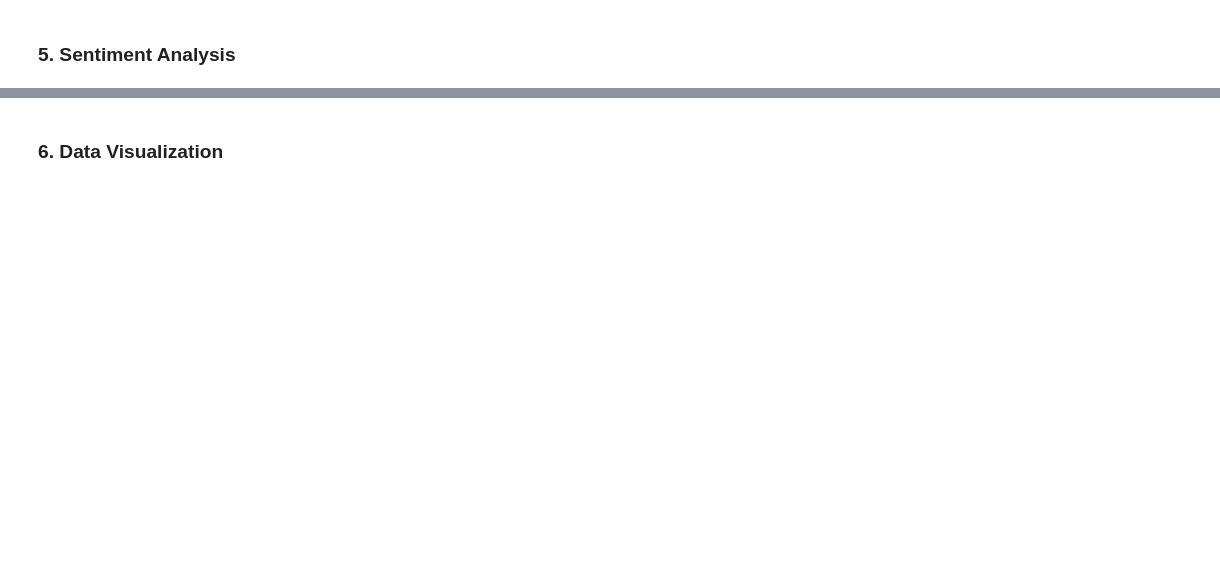
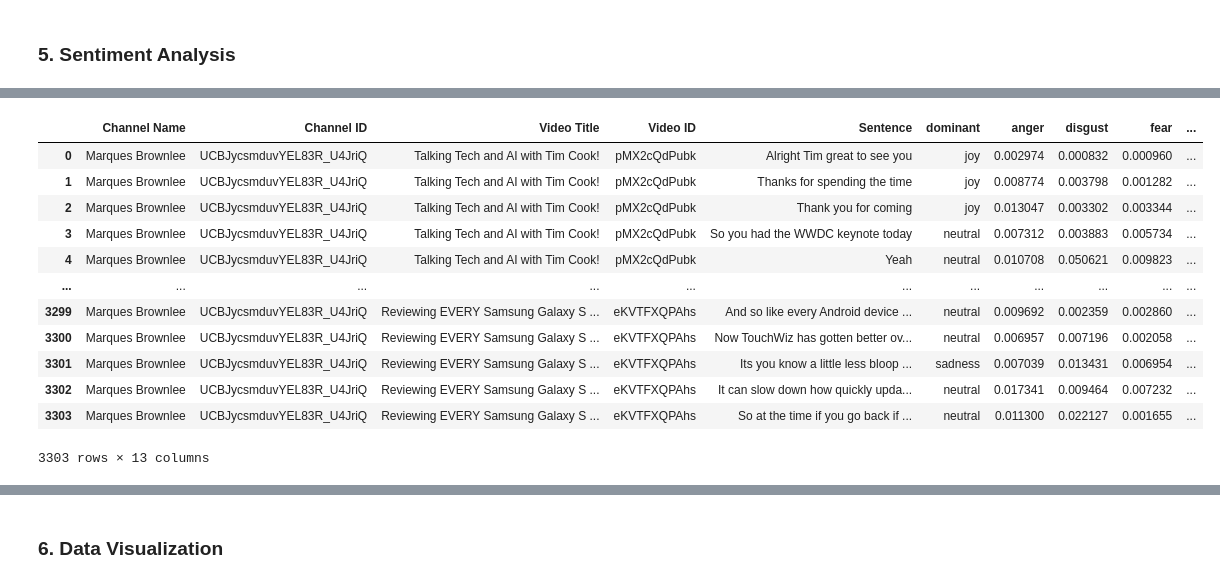
Before and after one commit to OctavianNistora/DM-Project, a Jupyter notebook: DM_Project.ipynb, the cells around one changed output, grey strips where cells are left out. Cells and saved outputs as stored; diff of their text form; code cells hidden in the pictures; blank space fills up the shorter version.

```diff
--- a/DM_Project.ipynb
+++ b/DM_Project.ipynb
@@ -536,0 +498,41 @@ print(sentiment_df.head())
+# %%
+classifier = pipeline("text-classification", model="j-hartmann/emotion-english-distilroberta-base", top_k=None) # https://huggingface.co/j-hartmann/emotion-english-distilroberta-base
+
+sentiment_video_df = clean_video_df[['Channel Name', 'Channel ID', 'Video Title', 'Video ID', 'Sentence']].copy().drop_duplicates().reset_index(drop=True)
+sentiment_video_df = sentiment_video_df.assign(dominant=np.nan,
+                                               anger=np.nan,
+                                               disgust=np.nan,
+                                               fear=np.nan,
+                                               joy=np.nan,
+                                               neutral=np.nan,
+                                               sadness=np.nan,
+                                               surprise=np.nan)
+
+for index, sentence in enumerate(sentiment_video_df['Sentence'].to_list()):
+  if (len(sentence) > 513):
+    continue
+  dominant_label = np.nan
+  dominant_score = 0.0
+  for emotion in classifier(sentence)[0]:
+    sentiment_video_df.loc[index, emotion['label']] = emotion['score']
+    if emotion['score'] > dominant_score:
+      dominant_score = emotion['score']
+      dominant_label = emotion['label']
+  sentiment_video_df.loc[index, 'dominant'] = dominant_label
+
+sentiment_video_df = sentiment_video_df.dropna()
+sentiment_video_df
+# %% [output]
+|  | Channel Name | Channel ID | Video Title | Video ID | Sentence | dominant | anger | disgust | fear | ... |
+| 0 | Marques Brownlee | UCBJycsmduvYEL83R_U4JriQ | Talking Tech and AI with Tim Cook! | pMX2cQdPubk | Alright Tim great to see you | joy | 0.002974 | 0.000832 | 0.000960 | ... |
+| 1 | Marques Brownlee | UCBJycsmduvYEL83R_U4JriQ | Talking Tech and AI with Tim Cook! | pMX2cQdPubk | Thanks for spending the time | joy | 0.008774 | 0.003798 | 0.001282 | ... |
+| 2 | Marques Brownlee | UCBJycsmduvYEL83R_U4JriQ | Talking Tech and AI with Tim Cook! | pMX2cQdPubk | Thank you for coming | joy | 0.013047 | 0.003302 | 0.003344 | ... |
+| 3 | Marques Brownlee | UCBJycsmduvYEL83R_U4JriQ | Talking Tech and AI with Tim Cook! | pMX2cQdPubk | So you had the WWDC keynote today | neutral | 0.007312 | 0.003883 | 0.005734 | ... |
+| 4 | Marques Brownlee | UCBJycsmduvYEL83R_U4JriQ | Talking Tech and AI with Tim Cook! | pMX2cQdPubk | Yeah | neutral | 0.010708 | 0.050621 | 0.009823 | ... |
+| ... | ... | ... | ... | ... | ... | ... | ... | ... | ... | ... |
+| 3299 | Marques Brownlee | UCBJycsmduvYEL83R_U4JriQ | Reviewing EVERY Samsung Galaxy S ... | eKVTFXQPAhs | And so like every Android device ... | neutral | 0.009692 | 0.002359 | 0.002860 | ... |
+| 3300 | Marques Brownlee | UCBJycsmduvYEL83R_U4JriQ | Reviewing EVERY Samsung Galaxy S ... | eKVTFXQPAhs | Now TouchWiz has gotten better ov... | neutral | 0.006957 | 0.007196 | 0.002058 | ... |
+| 3301 | Marques Brownlee | UCBJycsmduvYEL83R_U4JriQ | Reviewing EVERY Samsung Galaxy S ... | eKVTFXQPAhs | Its you know a little less bloop ... | sadness | 0.007039 | 0.013431 | 0.006954 | ... |
+| 3302 | Marques Brownlee | UCBJycsmduvYEL83R_U4JriQ | Reviewing EVERY Samsung Galaxy S ... | eKVTFXQPAhs | It can slow down how quickly upda... | neutral | 0.017341 | 0.009464 | 0.007232 | ... |
+| 3303 | Marques Brownlee | UCBJycsmduvYEL83R_U4JriQ | Reviewing EVERY Samsung Galaxy S ... | eKVTFXQPAhs | So at the time if you go back if ... | neutral | 0.011300 | 0.022127 | 0.001655 | ... |
+3303 rows × 13 columns
```
Also changed, not shown: parts of 6 cells of this notebook.
